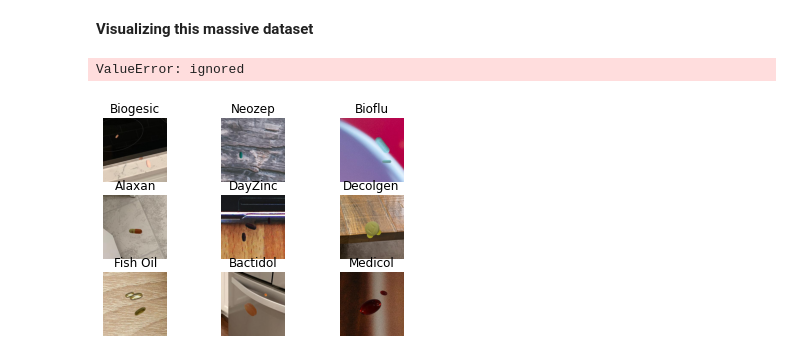
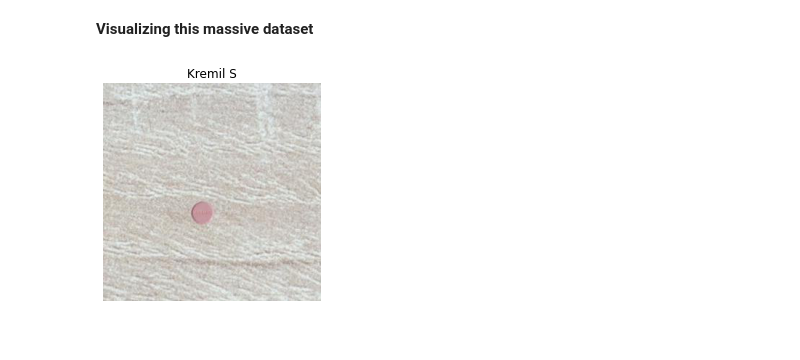
Before and after one commit to rdkdaniel/Basics-of-ML-DL-Models, a Jupyter notebook: Pharma_Dataset.ipynb, the cells around one changed output. Saved outputs shown, nothing was run; the diff lists cells and outputs as text; code cells hidden in the pictures.

```diff
--- a/Pharma_Dataset.ipynb
+++ b/Pharma_Dataset.ipynb
@@ -184,14 +184,13 @@ from tensorflow.keras.layers import Dense, Dropout, Activation, Flatten, BatchNo
 # %%
 import matplotlib.pyplot as plt
 num=0
 for dirpath, dirnames, filenames in os.walk(str(train_path)):
     for filename in [f for f in filenames if f.endswith(".jpg")][:1]:
         img = PIL.Image.open(str(dirpath)+"/"+str(filename))
-        plt.subplot(3,3,num+1)
+        plt.subplot()
         plt.title(str(dirpath).split('/')[-1])
         plt.axis('off')
         plt.imshow(img)
         num=num+1
 # %% [output]
-ValueError: ignored
-[figure, old version]
+[figure, new version]
```
